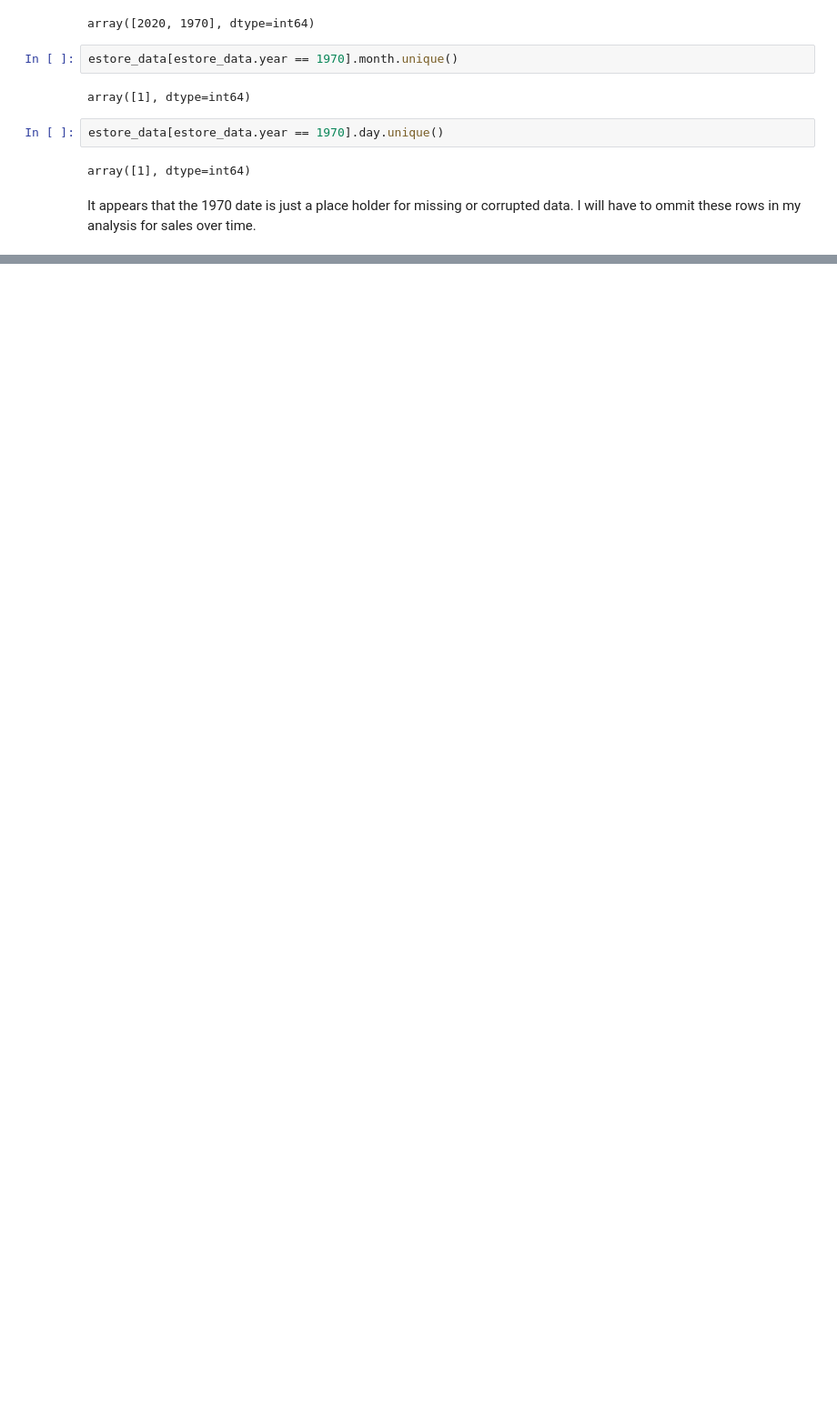
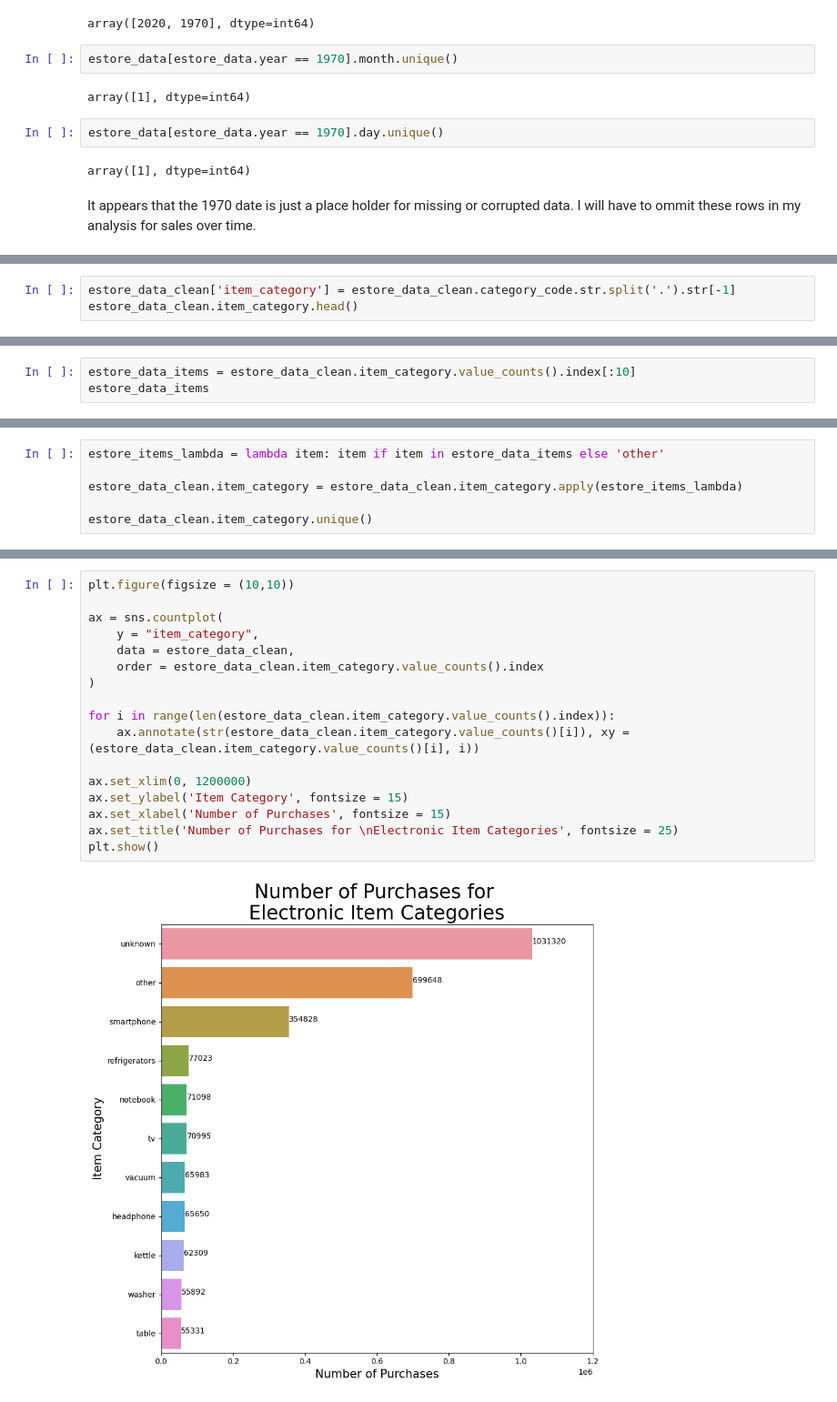
Before and after one commit to zcronk62/electronic_store_project, a Jupyter notebook: Estore_Portfolio_Project.ipynb, the cells around one changed output, grey strips where cells are left out. Shown at 91% size. Saved outputs shown, nothing was run; the diff lists cells and outputs as text; blank space fills up the shorter version.

```diff
--- a/Estore_Portfolio_Project.ipynb
+++ b/Estore_Portfolio_Project.ipynb
@@ -464,0 +549,3 @@ plt.show()
+# %%
+estore_data_clean['item_category'] = estore_data_clean.category_code.str.split('.').str[-1]
+estore_data_clean.item_category.head()
@@ -464,0 +566,3 @@ plt.show()
+# %%
+estore_data_items = estore_data_clean.item_category.value_counts().index[:10]
+estore_data_items
@@ -464,0 +573,6 @@ plt.show()
+# %%
+estore_items_lambda = lambda item: item if item in estore_data_items else 'other'
+
+estore_data_clean.item_category = estore_data_clean.item_category.apply(estore_items_lambda)
+
+estore_data_clean.item_category.unique()
@@ -464,0 +607,19 @@ plt.show()
+# %%
+plt.figure(figsize = (10,10))
+
+ax = sns.countplot(
+    y = "item_category",
+    data = estore_data_clean,
+    order = estore_data_clean.item_category.value_counts().index
+)
+
+for i in range(len(estore_data_clean.item_category.value_counts().index)):
+    ax.annotate(str(estore_data_clean.item_category.value_counts()[i]), xy = (estore_data_clean.item_category.value_counts()[i], i))
+
+ax.set_xlim(0, 1200000)
+ax.set_ylabel('Item Category', fontsize = 15)
+ax.set_xlabel('Number of Purchases', fontsize = 15)
+ax.set_title('Number of Purchases for \nElectronic Item Categories', fontsize = 25)
+plt.show()
+# %% [output]
+[figure, added]
```
Also changed, not shown: parts of 75 cells of this notebook.
